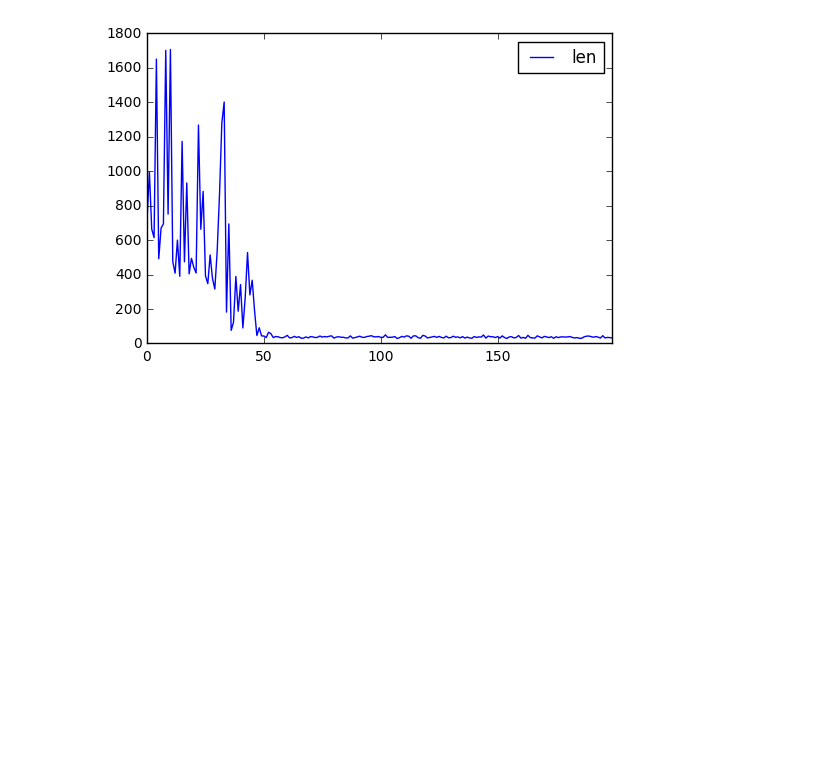
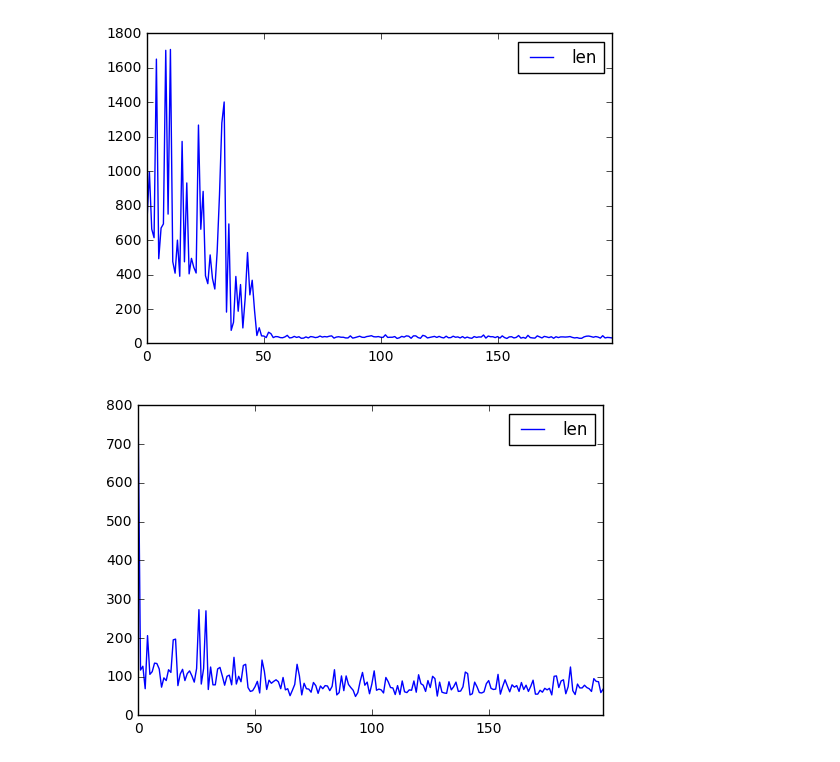
Before and after one commit to skmalviya/safe-rl-shielding, a Jupyter notebook: envs/grid_world/results/Analysis.ipynb, the cells around one changed output. Drawn from its saved outputs; the diff is of its cells as text; code cells hidden in the pictures; blank space fills up the shorter version.

```diff
--- a/envs/grid_world/results/Analysis.ipynb
+++ b/envs/grid_world/results/Analysis.ipynb
@@ -24,4 +25,9 @@ unshielded[:200].plot()
 plt.show()
 # %% [output]
 [figure]
+# %%
+shaped[:200].plot()
+plt.show()
+# %% [output]
+[figure, added]
 # %%
```
Also changed, not shown: parts of 5 cells of this notebook, 4 other files.
